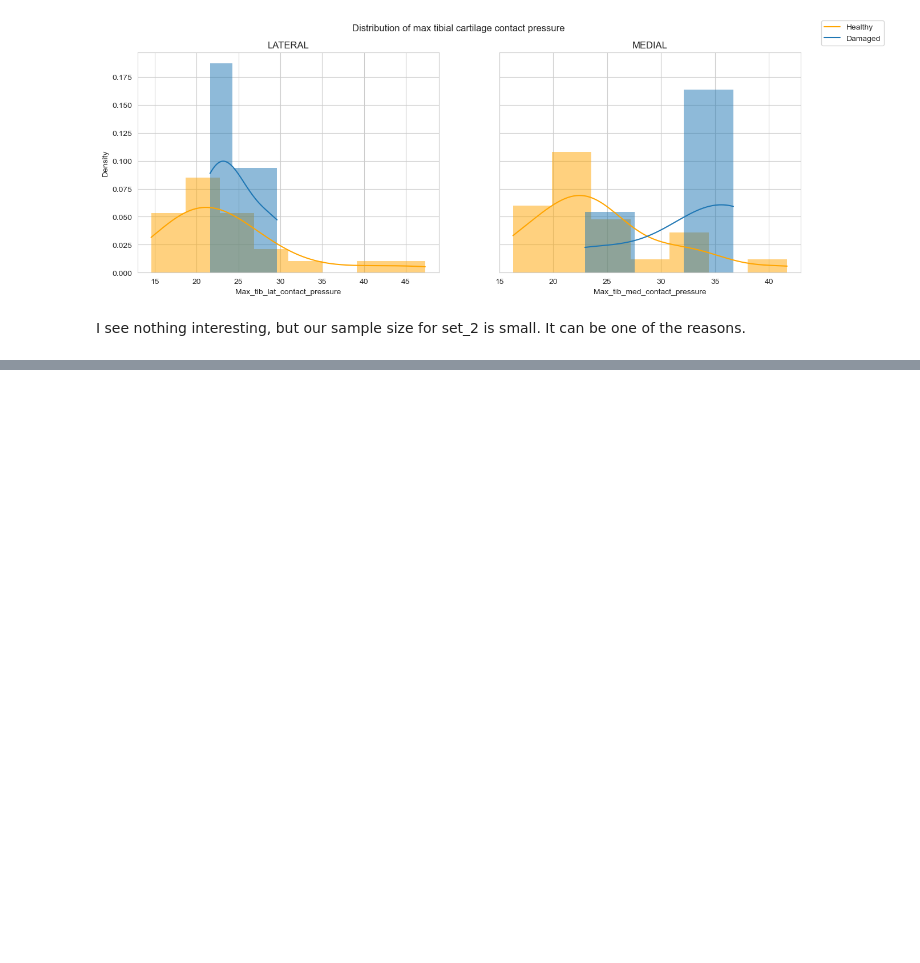
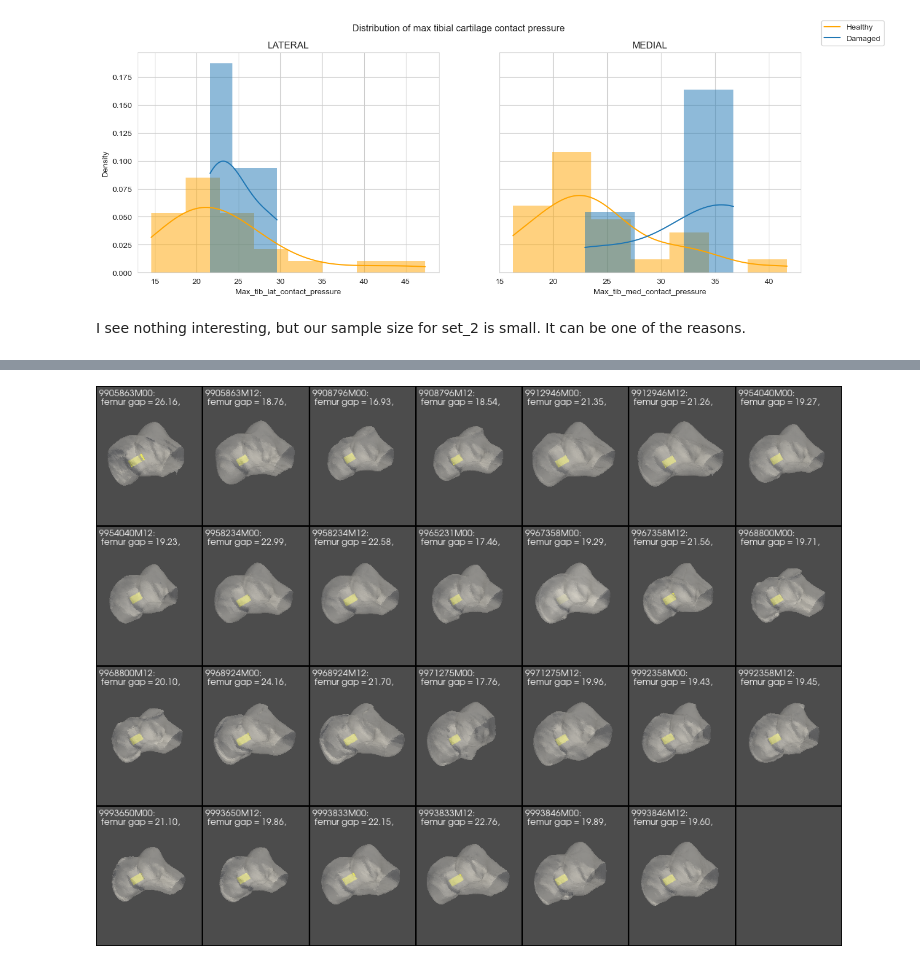
Before and after one commit to cs481-ekh/f22-ai-cbl, a Jupyter notebook: notebooks/complex_features_exploration.ipynb, the cells around one changed output, grey strips where cells are left out. Cells and saved outputs as stored; diff of their text form; code cells hidden in the pictures; blank space fills up the shorter version.

```diff
--- a/notebooks/complex_features_exploration.ipynb
+++ b/notebooks/complex_features_exploration.ipynb
@@ -124,0 +132,6 @@ I see nothing interesting, but our sample size for set_2 is small. It can be one
+# %%
+data = add_femur_gap_distance(patients_knees, data)
+plotter = plot_femur_gap_subdivisions(patients_knees, data)
+plotter.show(jupyter_backend="static")
+# %% [output]
+[figure, added]
```
Also changed, not shown: parts of 5 cells of this notebook, 4 other files.
